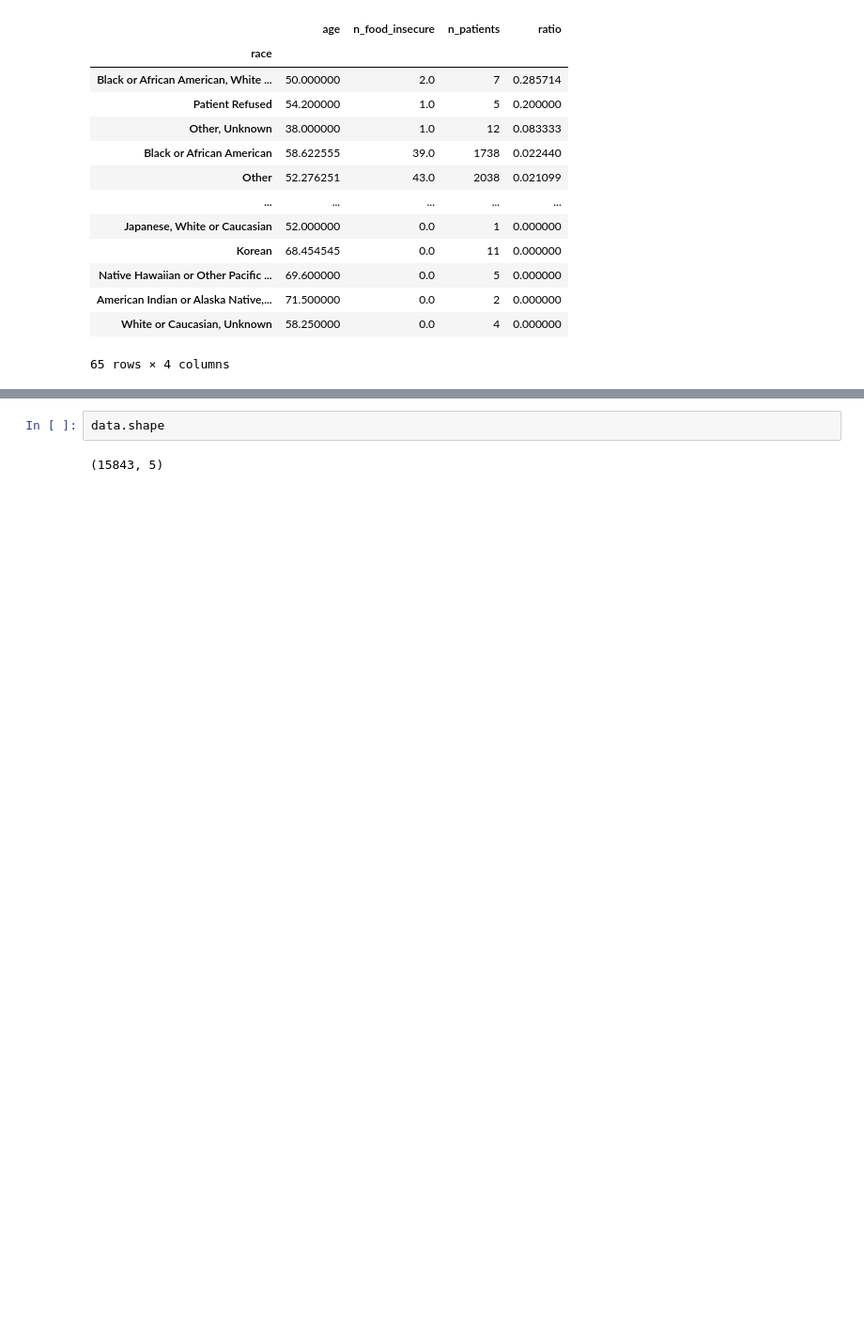
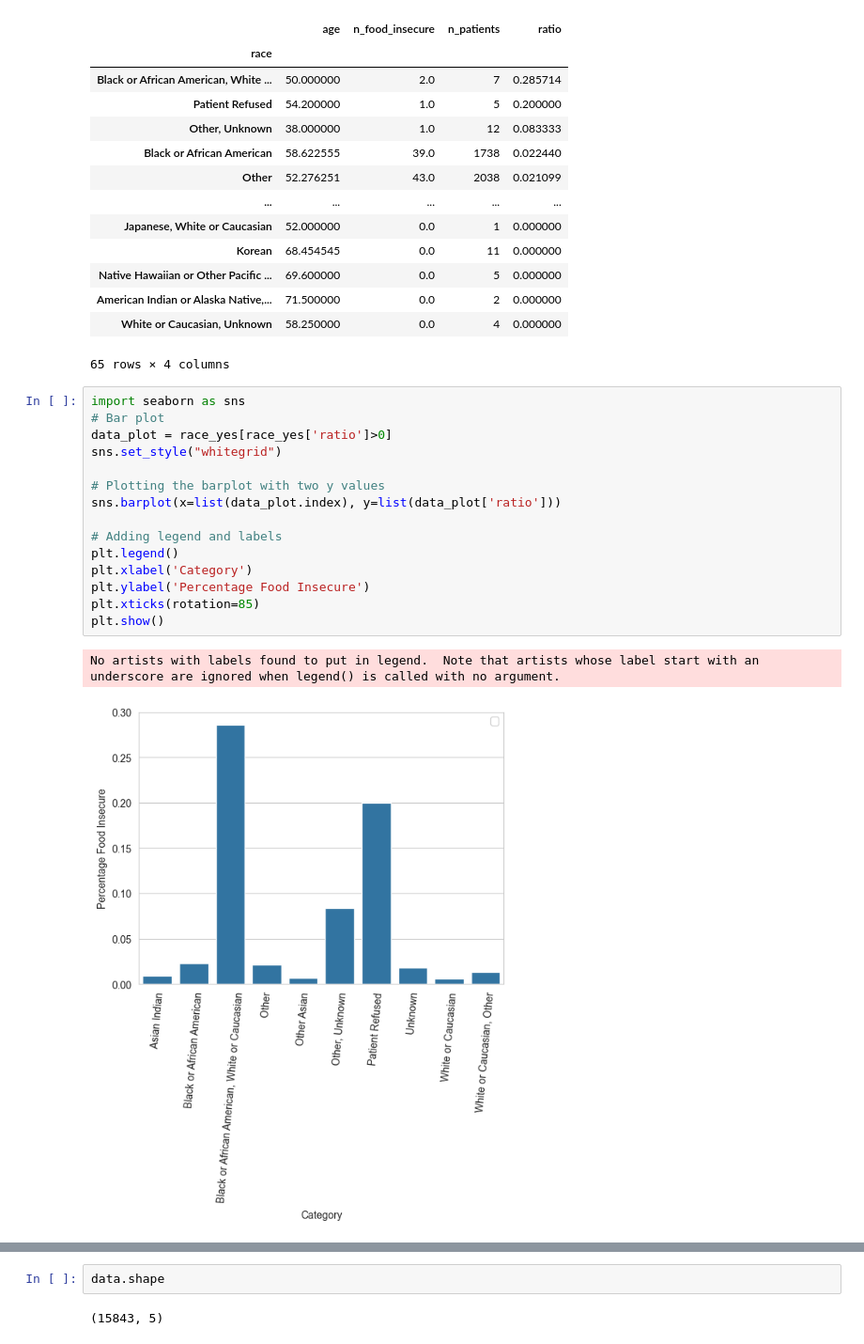
Before and after one commit to danihga/Jovia, a Jupyter notebook: Catholic Health/CatholicHealth_Unbalanced_DTrees_V2.ipynb, the cells around one changed output, grey strips where cells are left out. Shown at 94% size. Saved outputs shown, nothing was run; the diff lists cells and outputs as text; blank space fills up the shorter version.

```diff
--- a/Catholic Health/CatholicHealth_Unbalanced_DTrees_V2.ipynb
+++ b/Catholic Health/CatholicHealth_Unbalanced_DTrees_V2.ipynb
@@ -90,3 +107,21 @@ race_yes.sort_values(by='ratio',ascending=False)
 | American Indian or Alaska Native,... | 71.500000 | 0.0 | 2 | 0.000000 |
 | White or Caucasian, Unknown | 58.250000 | 0.0 | 4 | 0.000000 |
 65 rows × 4 columns
+# %%
+import seaborn as sns
+# Bar plot
+data_plot = race_yes[race_yes['ratio']>0]
+sns.set_style("whitegrid")
+
+# Plotting the barplot with two y values
+sns.barplot(x=list(data_plot.index), y=list(data_plot['ratio']))
+
+# Adding legend and labels
+plt.legend()
+plt.xlabel('Category')
+plt.ylabel('Percentage Food Insecure')
+plt.xticks(rotation=85)
+plt.show()
+# %% [output]
+No artists with labels found to put in legend.  Note that artists whose label start with an underscore are ignored when legend() is called with no argument.
+[figure, added]
```
Also changed, not shown: parts of 4 cells of this notebook.
